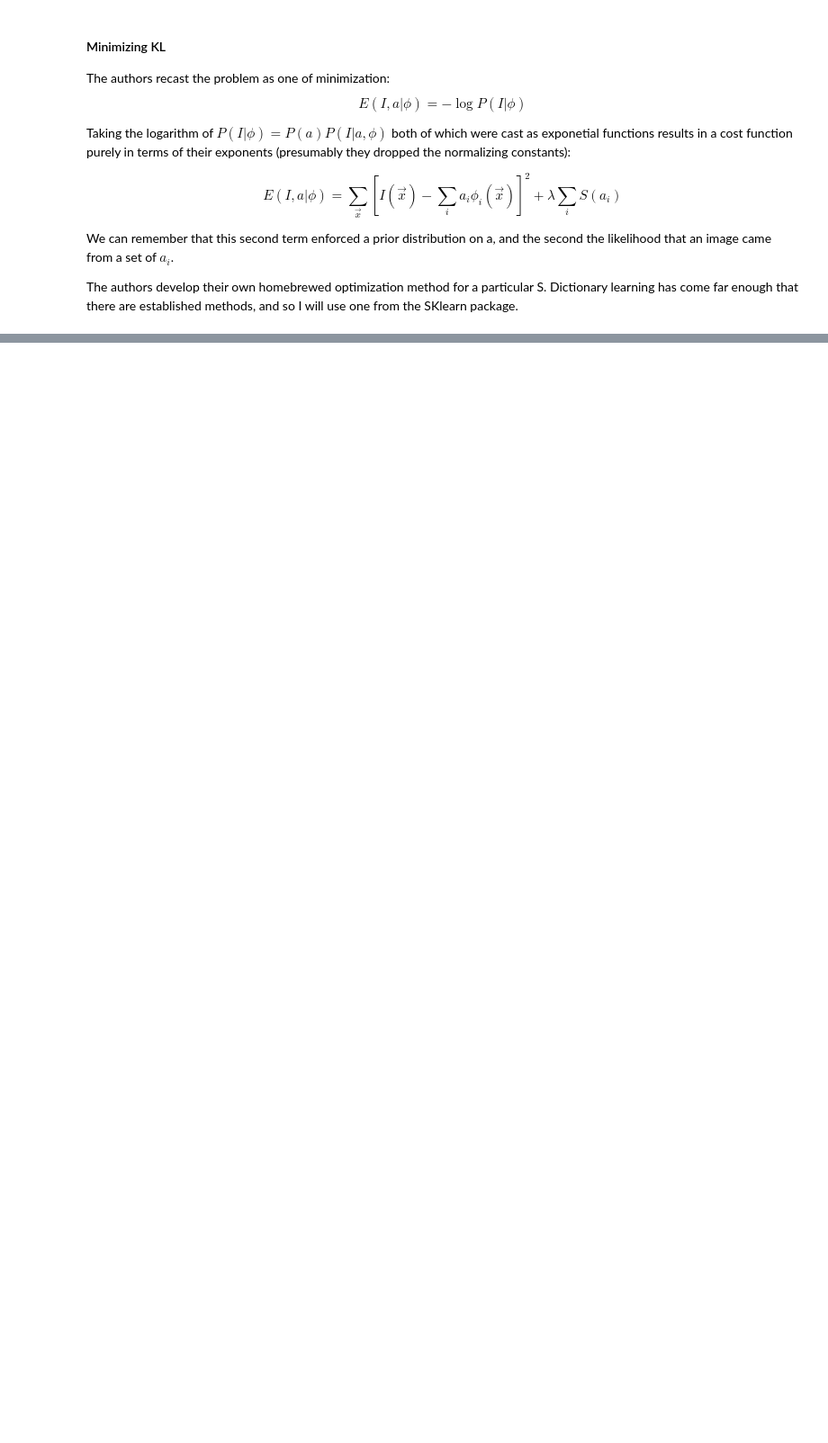
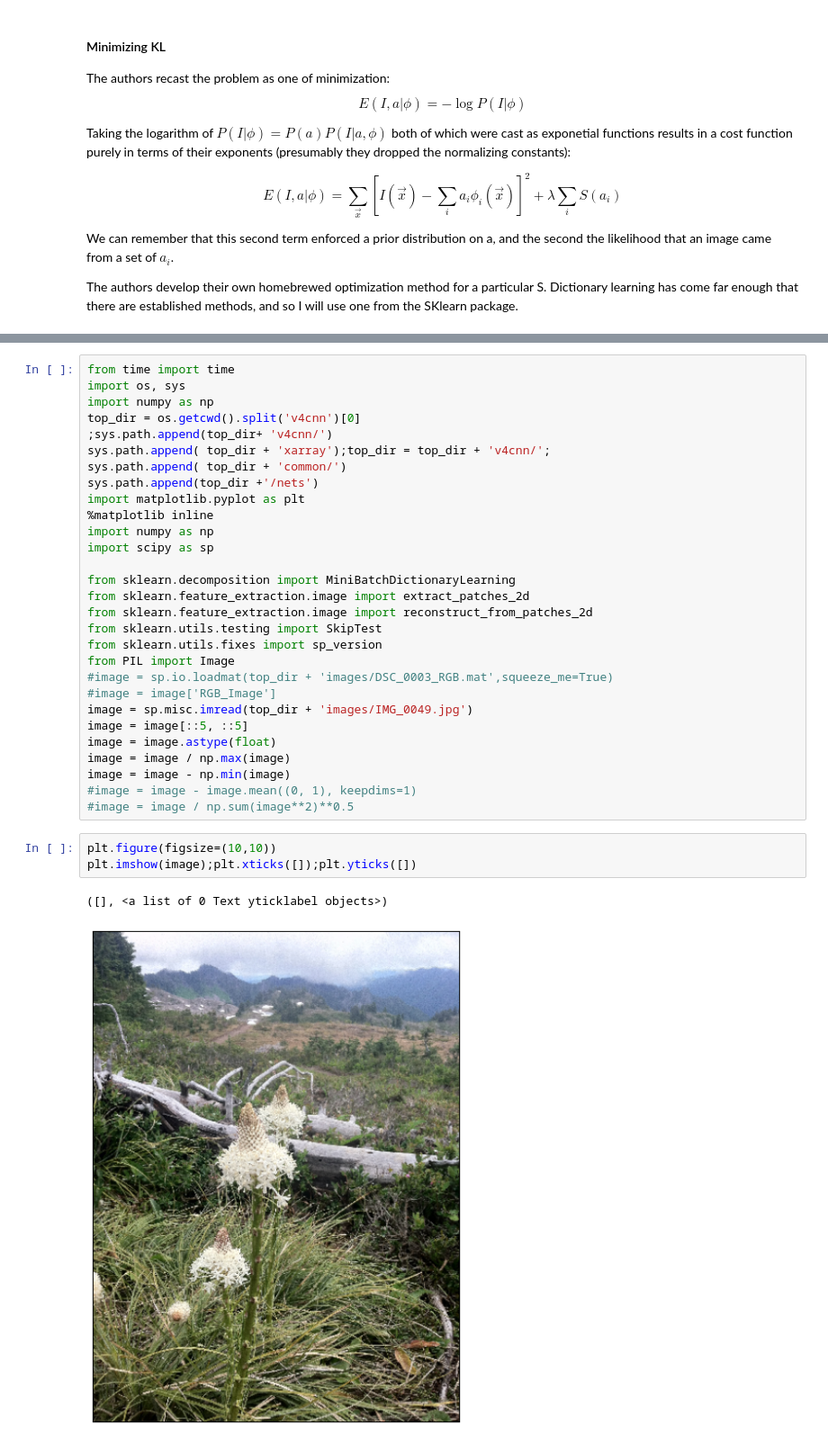
Before and after one commit to deanpospisil/v4cnn, a Jupyter notebook: misc/Sparse coding with an overcomplete basis set..ipynb, the cells around one changed output, grey strips where cells are left out. Shown at 90% size. Drawn from its saved outputs; the diff is of its cells as text; blank space fills up the shorter version.

```diff
--- a/misc/Sparse coding with an overcomplete basis set..ipynb
+++ b/misc/Sparse coding with an overcomplete basis set..ipynb
@@ -144 +92,36 @@ done in 29.05s.
+# %%
+from time import time
+import os, sys
+import numpy as np
+top_dir = os.getcwd().split('v4cnn')[0]
+;sys.path.append(top_dir+ 'v4cnn/')
+sys.path.append( top_dir + 'xarray');top_dir = top_dir + 'v4cnn/';
+sys.path.append( top_dir + 'common/')
+sys.path.append(top_dir +'/nets')
+import matplotlib.pyplot as plt
+%matplotlib inline
+import numpy as np
+import scipy as sp
+
+from sklearn.decomposition import MiniBatchDictionaryLearning
+from sklearn.feature_extraction.image import extract_patches_2d
+from sklearn.feature_extraction.image import reconstruct_from_patches_2d
+from sklearn.utils.testing import SkipTest
+from sklearn.utils.fixes import sp_version
+from PIL import Image
+#image = sp.io.loadmat(top_dir + 'images/DSC_0003_RGB.mat',squeeze_me=True)
+#image = image['RGB_Image']
+image = sp.misc.imread(top_dir + 'images/IMG_0049.jpg')
+image = image[::5, ::5]
+image = image.astype(float)
+image = image / np.max(image)
+image = image - np.min(image)
+#image = image - image.mean((0, 1), keepdims=1)
+#image = image / np.sum(image**2)**0.5
+# %%
+plt.figure(figsize=(10,10))
+plt.imshow(image);plt.xticks([]);plt.yticks([])
+# %% [output]
+([], <a list of 0 Text yticklabel objects>)
+[figure, added]
 # %%
```
Also changed, not shown: parts of 3 cells of this notebook, 1 other file.
